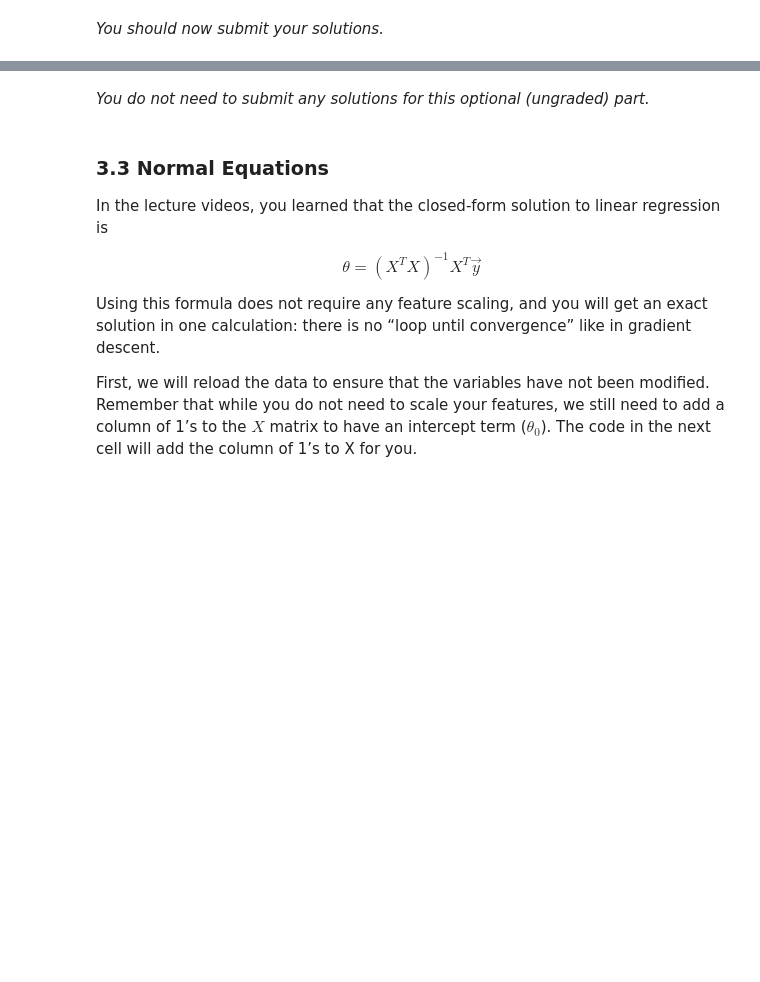
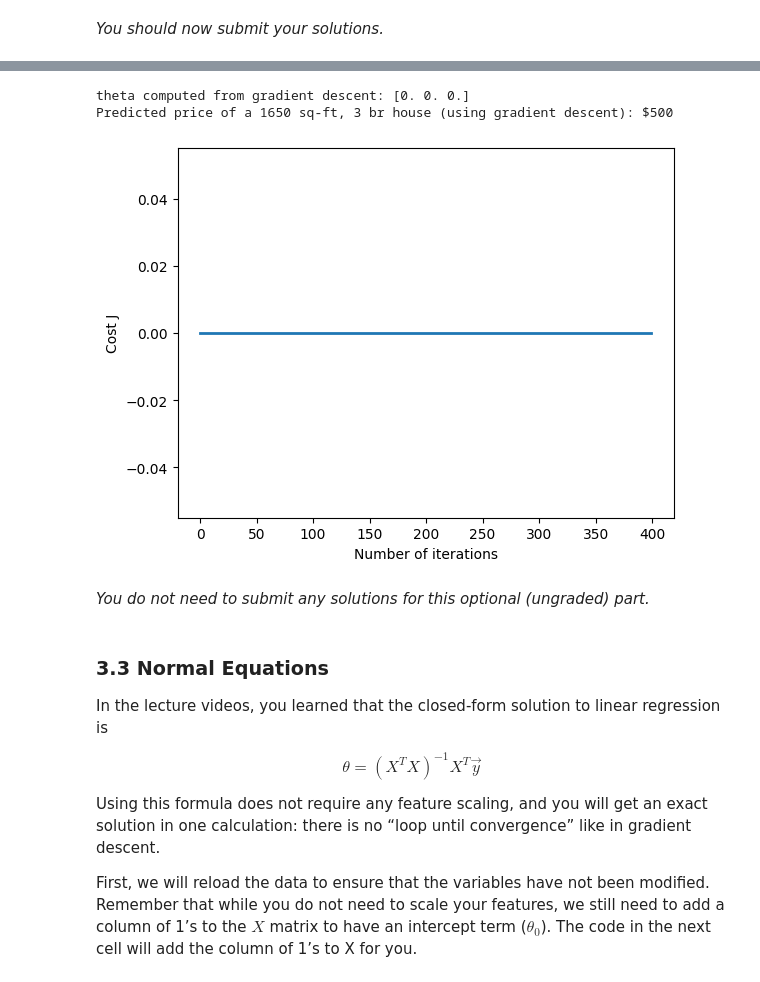
Before and after one commit to Arundhat1/Ml-AndrewNgcourse_practise, a Jupyter notebook: exercise1.ipynb, the cells around one changed output, grey strips where cells are left out. Drawn from its saved outputs; the diff is of its cells as text; code cells hidden in the pictures; blank space fills up the shorter version.

```diff
--- a/exercise1.ipynb
+++ b/exercise1.ipynb
@@ -154,7 +178,7 @@ The file `Data/ex1data1.txt` contains the dataset for our linear regression prob
 We provide you with the code needed to load this data. The dataset is loaded from the data file into the variables `x` and `y`:
 # %%
 # Read comma separated data
-data = np.loadtxt(os.path.join('.', 'ex1data1.txt'), delimiter=',')
+data = np.loadtxt( delimiter=',', 'ex1data1.txt')
 X, y = data[:, 0], data[:, 1]
 
 m = y.size  # number of training examples
@@ -537,7 +572,7 @@ of the house.
 We start by loading and displaying some values from this dataset. By looking at the values, note that house sizes are about 1000 times the number of bedrooms. When features differ by orders of magnitude, first performing feature scaling can make gradient descent converge much more quickly.
 # %%
 # Load data
-data = np.loadtxt(os.path.join('Data', 'ex1data2.txt'), delimiter=',')
+data = np.loadtxt('ex1data2.txt', delimiter=',')
 X = data[:, :2]
 y = data[:, 2]
 m = y.size
@@ -810,34 +874,38 @@ of a 1650 sq-ft, 3 br house.
 
 Hint
 ----
 At prediction, make sure you do the same feature normalization.
 """
 # Choose some alpha value - change this
 alpha = 0.1
 num_iters = 400
 
 # init theta and run gradient descent
 theta = np.zeros(3)
 theta, J_history = gradientDescentMulti(X, y, theta, alpha, num_iters)
 
 # Plot the convergence graph
 pyplot.plot(np.arange(len(J_history)), J_history, lw=2)
 pyplot.xlabel('Number of iterations')
 pyplot.ylabel('Cost J')
 
 # Display the gradient descent's result
 print('theta computed from gradient descent: {:s}'.format(str(theta)))
 
 # Estimate the price of a 1650 sq-ft, 3 br house
 # ======================= YOUR CODE HERE ===========================
 # Recall that the first column of X is all-ones.
 # Thus, it does not need to be normalized.
 
-price = 0   # You should change this
+price =500   # You should change this
 
 # ===================================================================
 
 print('Predicted price of a 1650 sq-ft, 3 br house (using gradient descent): ${:.0f}'.format(price))
+# %% [output]
+theta computed from gradient descent: [0. 0. 0.]
+Predicted price of a 1650 sq-ft, 3 br house (using gradient descent): $500
+[figure, added]
 # %% [markdown]
 *You do not need to submit any solutions for this optional (ungraded) part.*
 # %% [markdown]
```
Also changed, not shown: parts of 10 cells of this notebook.
